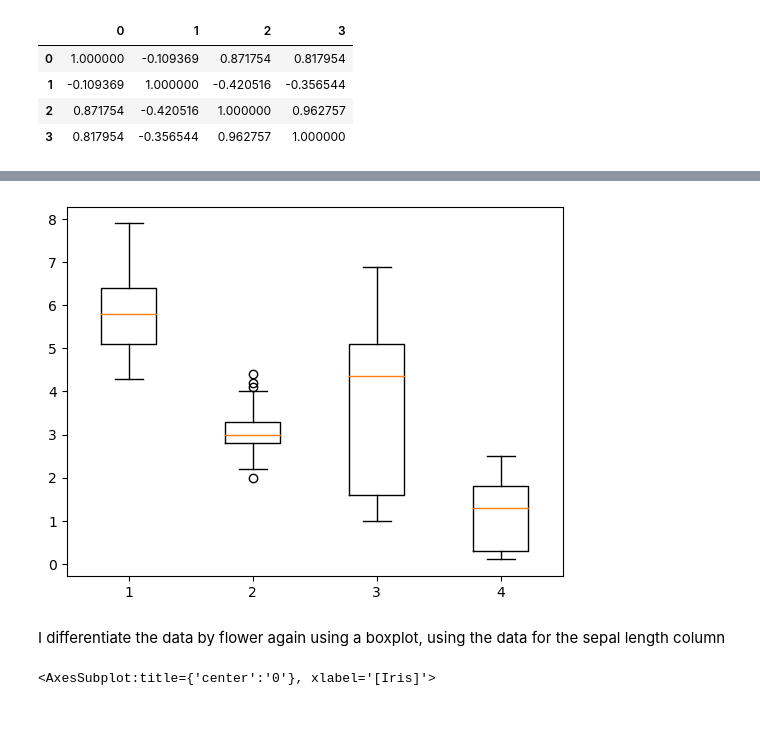
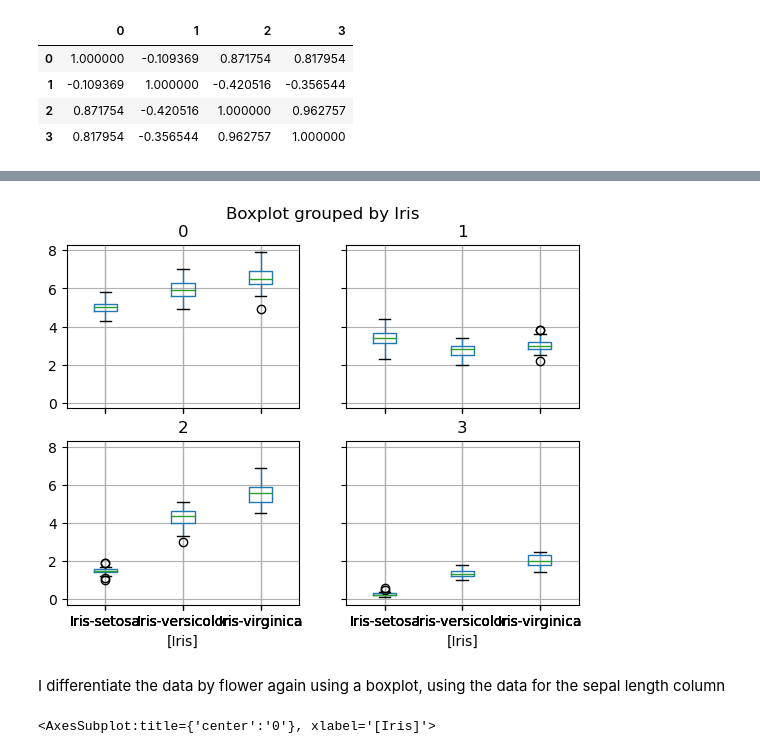
Before and after one commit to kevinsenan/pands-project, a Jupyter notebook: Iris Dataset Analysis.ipynb, the cells around one changed output, grey strips where cells are left out. Saved outputs shown, nothing was run; the diff lists cells and outputs as text; code cells hidden in the pictures; blank space fills up the shorter version.

Commit message:
Adding labels and legends to the boxplots

```diff
--- a/Iris Dataset Analysis.ipynb
+++ b/Iris Dataset Analysis.ipynb
@@ -7,13 +7,13 @@ import matplotlib.pyplot as plt
 # %% [markdown]
 In the next line I am assigning the name iris.data to the variable filename
 # %%
-filename = 'iris.data'
+Iris_Dataset = 'iris.data'
 # %% [markdown]
 in the next line, I am assigning the contents of the iris.data file to the dataframe df. I am reading it in as a csv type document using the drop down list in VS code when I type in pd.read it gives me that option.
 # %% [markdown]
 This is just to ensure I have the copy of a reference for when I am tidying up the project. https://www.geeksforgeeks.org/how-to-read-csv-file-with-pandas-without-header/
 # %%
-df = pd.read_csv(filename, header=None)
+df = pd.read_csv(Iris_Dataset, header=None)
 df
 # %% [output]
 |  | 0 | 1 | 2 | 3 | 4 |
@@ -174,10 +185,10 @@ I am using a box plot to show the range of values in the width and length column
 # %%
-plt.boxplot([df[0], df[1], df[2], df[3],])
+df.boxplot(column=[0, 1, 2, 3], by =['Iris'])
 plt.savefig("Boxplot")
 # %% [output]
-[figure, old version]
+[figure, new version]
-# %% [markdown]
-I differentiate the data by flower again using a boxplot, using the data for the sepal length column
+# %% [markdown]
+I differentiate the data by flower again using a boxplot, using the data for the sepal length column
 # %%
 df.boxplot(column=[0], by=['Iris'])
 # %% [output]
```
Also changed, not shown: parts of 29 cells of this notebook, 9 other files.
